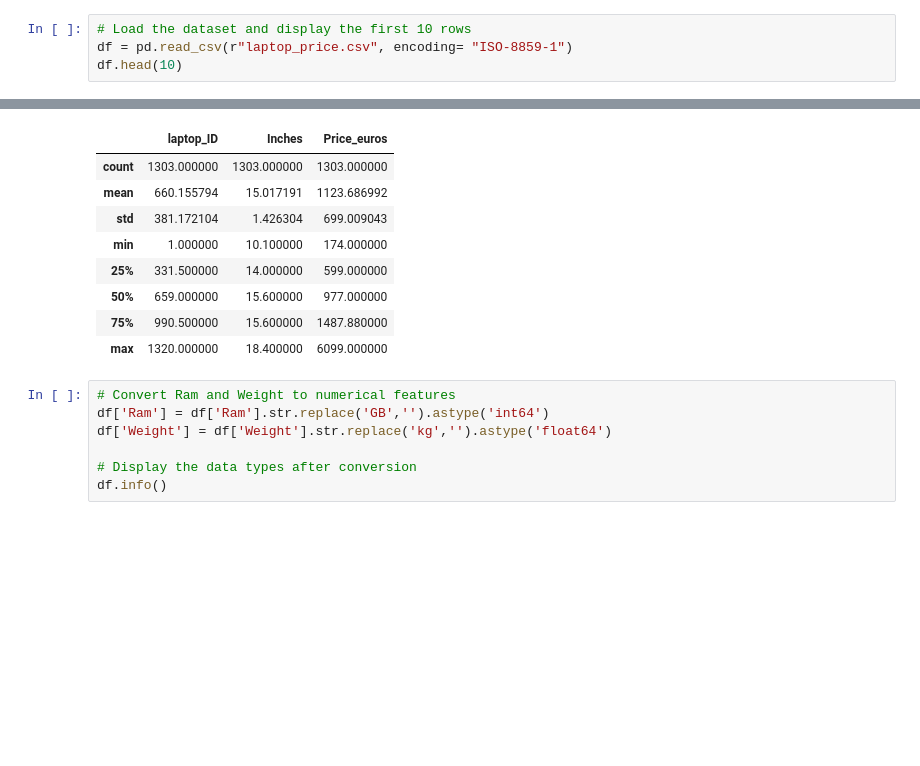
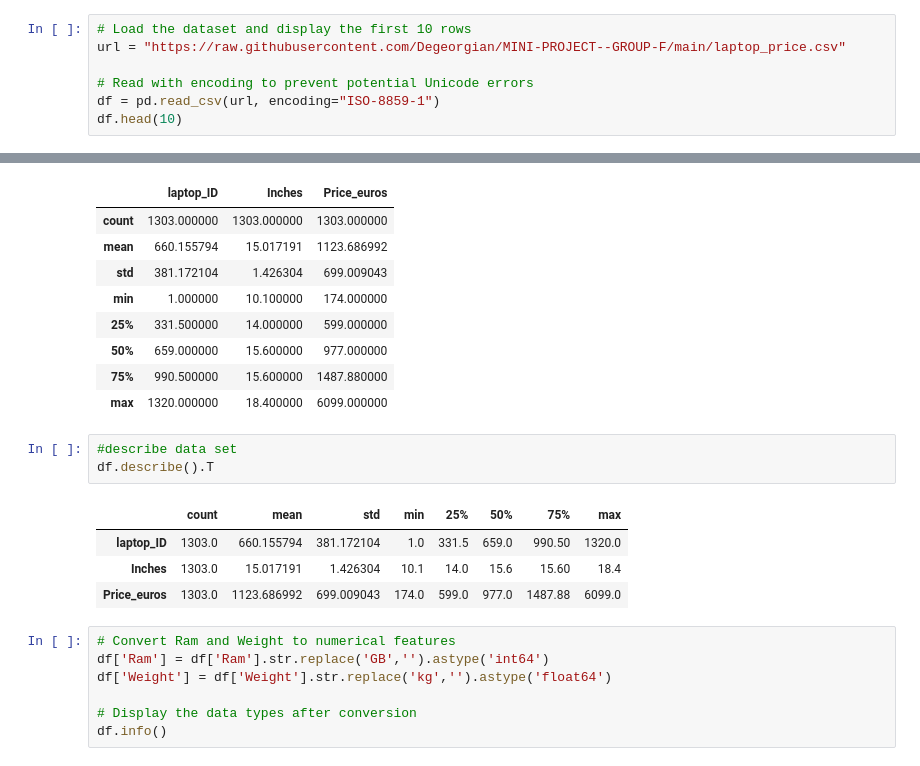
Before and after one commit to Degeorgian/MINI-PROJECT--GROUP-F, a Jupyter notebook: laptop_price.ipynb, the cells around one changed output, grey strips where cells are left out. Saved outputs shown, nothing was run; the diff lists cells and outputs as text; blank space fills up the shorter version.

Commit message:
use githuub to read csv and add  few comments

```diff
--- a/laptop_price.ipynb
+++ b/laptop_price.ipynb
@@ -9,7 +9,10 @@ print("All libraries are sucessfully imported")
 All libraries are sucessfully imported
 # %%
 # Load the dataset and display the first 10 rows
-df = pd.read_csv(r"laptop_price.csv", encoding= "ISO-8859-1")
+url = "https://raw.githubusercontent.com/Degeorgian/MINI-PROJECT--GROUP-F/main/laptop_price.csv"
+
+# Read with encoding to prevent potential Unicode errors
+df = pd.read_csv(url, encoding="ISO-8859-1")
 df.head(10)
 # %% [output]
 |  | laptop_ID | Company | Product | TypeName | Inches | ScreenResolution | Cpu | Ram | Memory | Gpu | ... |
@@ -72,6 +78,14 @@ df.describe()
 | 50% | 659.000000 | 15.600000 | 977.000000 |
 | 75% | 990.500000 | 15.600000 | 1487.880000 |
 | max | 1320.000000 | 18.400000 | 6099.000000 |
+# %%
+#describe data set
+df.describe().T
+# %% [output]
+|  | count | mean | std | min | 25% | 50% | 75% | max |
+| laptop_ID | 1303.0 | 660.155794 | 381.172104 | 1.0 | 331.5 | 659.0 | 990.50 | 1320.0 |
+| Inches | 1303.0 | 15.017191 | 1.426304 | 10.1 | 14.0 | 15.6 | 15.60 | 18.4 |
+| Price_euros | 1303.0 | 1123.686992 | 699.009043 | 174.0 | 599.0 | 977.0 | 1487.88 | 6099.0 |
 # %%
 # Convert Ram and Weight to numerical features
 df['Ram'] = df['Ram'].str.replace('GB','').astype('int64')
```
Also changed, not shown: parts of 5 cells of this notebook.
